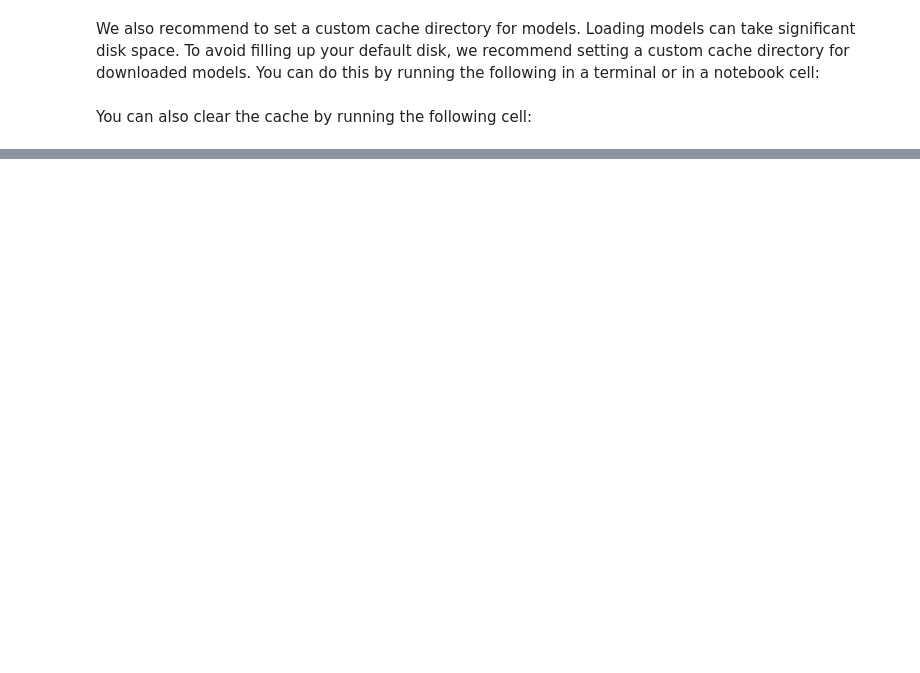
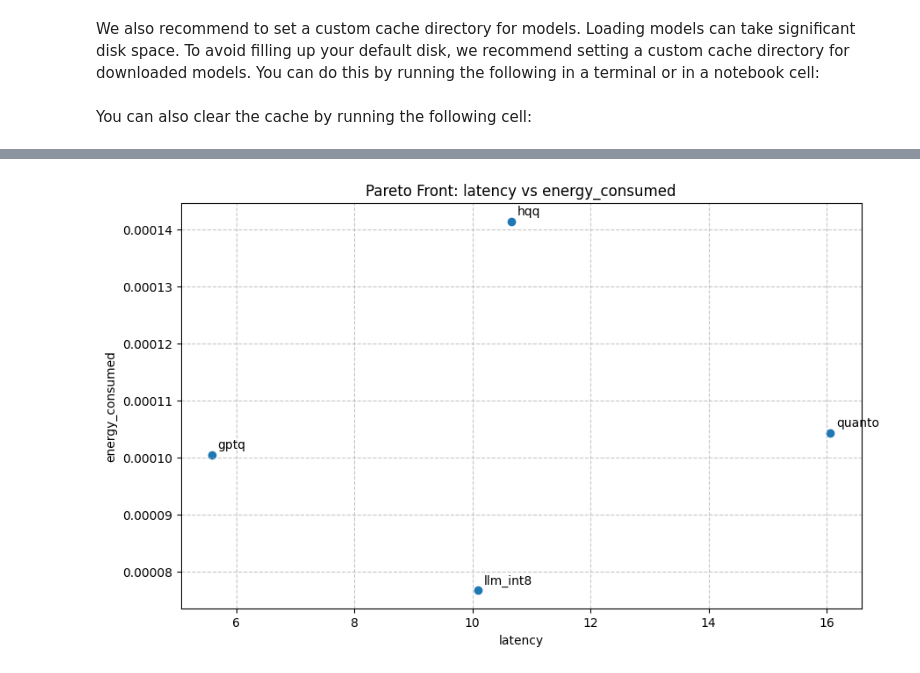
Before and after one commit to PrunaAI/ai-efficiency-courses, a Jupyter notebook: solutions/04-benchmark_llm_quantization_methods.ipynb, the cells around one changed output, grey strips where cells are left out. Saved outputs shown, nothing was run; the diff lists cells and outputs as text; code cells hidden in the pictures; blank space fills up the shorter version.

```diff
--- a/solutions/04-benchmark_llm_quantization_methods.ipynb
+++ b/solutions/04-benchmark_llm_quantization_methods.ipynb
@@ -393,0 +364,6 @@ As a bonus, you can try applying the same quantization method across different m
+# %%
+### To Complete ###
+create_pareto_front(results, "latency", "energy_consumed")
+### End of To Complete ###
+# %% [output]
+[figure, added]
```
Also changed, not shown: parts of 38 cells of this notebook.
